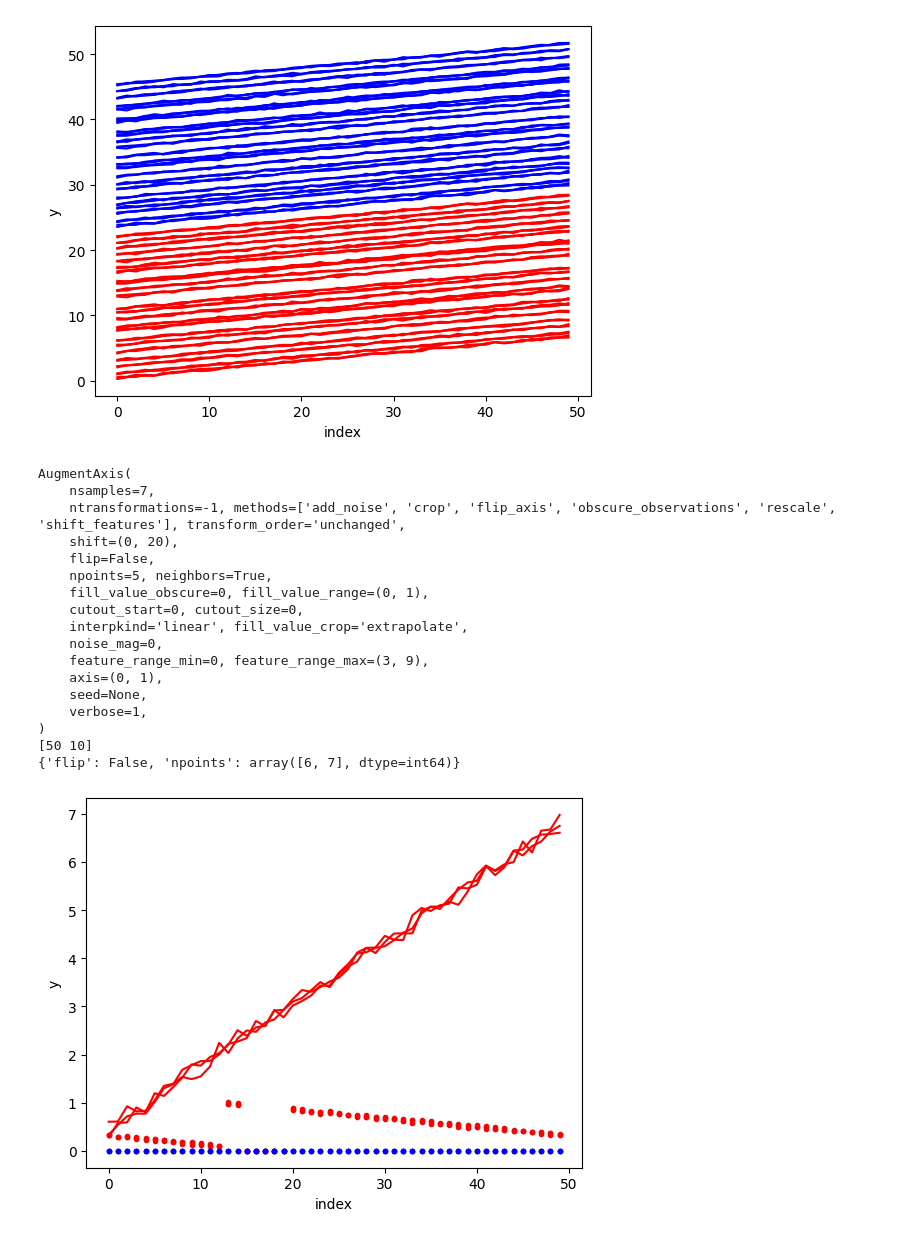
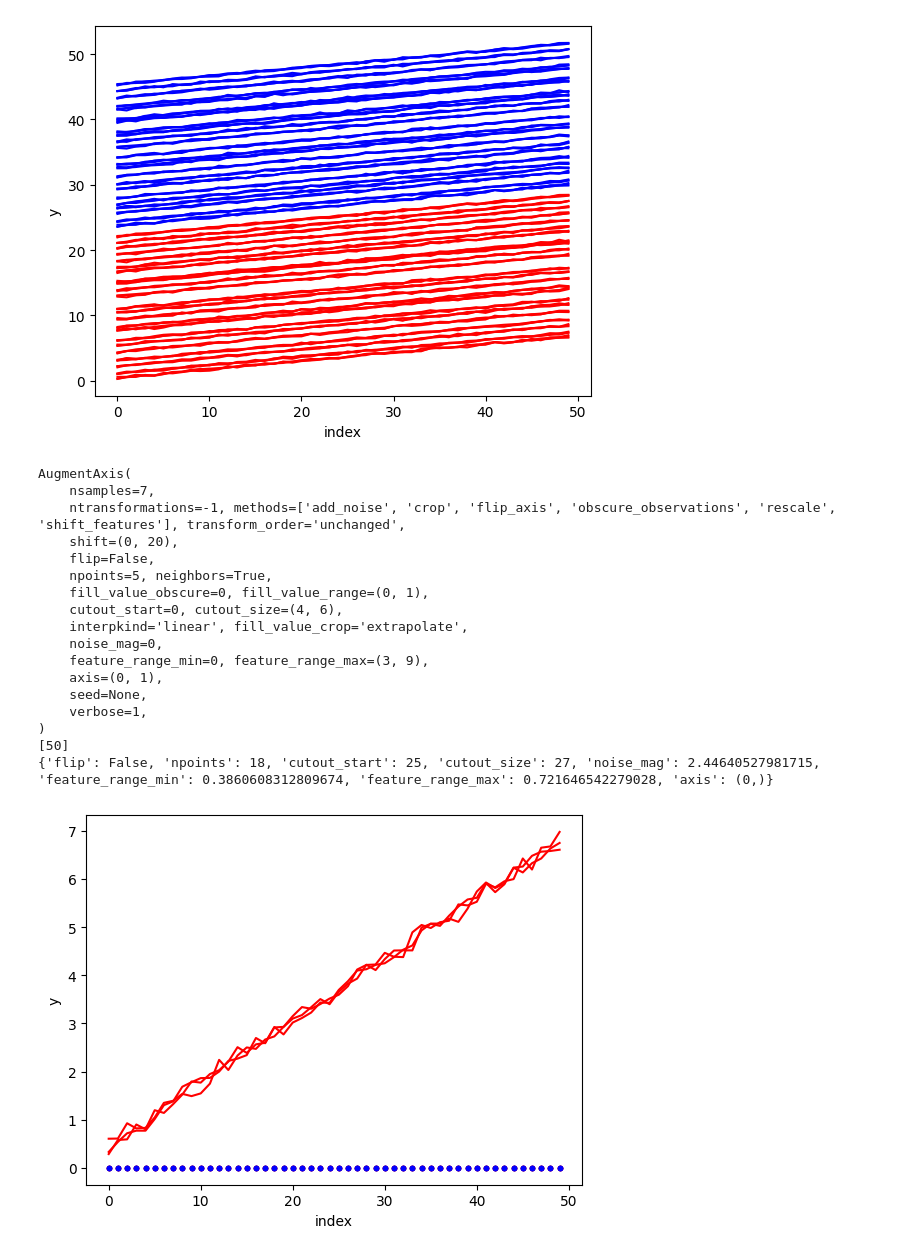
Before and after one commit to TheRedElement/astroLuSt, a Jupyter notebook: demos/synthetics_demo.ipynb, the cells around one changed output. Drawn from its saved outputs; the diff is of its cells as text; code cells hidden in the pictures.

```diff
--- a/demos/synthetics_demo.ipynb
+++ b/demos/synthetics_demo.ipynb
@@ -66,6 +66,7 @@ AA = ald.AugmentAxis(
     shift=(0,20), methods=None, transform_order=None,
     npoints=5, neighbors=True,
     fill_value_obscure=0, fill_value_range=(0,1),
+    cutout_start=0, cutout_size=(4,6),
     interpkind=None, fill_value_crop=None,
     noise_mag=None,
     feature_range_min=0, feature_range_max=(3,9),
@@ -93,7 +94,8 @@ print(AA)
 # print(x_.shape)
 
 AA.fit(X)
-AA.get_random_transform(X.shape[1:], axis=(0,1))
+# AA.get_random_transform(X.shape[1:], axis=(0,1))
+AA.random_transform(X[0], axis=(0,1))
 X_new, y_new, y1  = AA.flow(X,
 # X_new = AA.flow(X,
     y=y,
@@ -101,6 +103,7 @@ X_new, y_new, y1  = AA.flow(X,
     # sample_weights=np.ones(len(X))/len(X)),
     sample_weights=None,
 )
+
 
 #visualize
 fig = plt.figure()
@@ -110,34 +113,34 @@ ax1.plot(X[0,:,0,:], 'r-')
 # ax1.plot(X[0,:,1,:], 'b-')
 ax1.plot(X_new[0,:,0,:], 'r.')
 ax1.plot(X_new[0,:,1,:], 'b.')
 # ax1.plot(x_[:,1,0], 'b.')
 # ax1.plot(x_[:,1,1], 'r.')
 # ax1.plot(x_[:,1,2], 'g.')
 
 #3d
 # ax1.plot(X3d[0,:], 'r-')
 # ax1.plot(x_[:,0], 'r.')
 
 
 ax1.set_xlabel('index')
 ax1.set_ylabel('y')
 plt.show()
 # %% [output]
 AugmentAxis(
     nsamples=7,
     ntransformations=-1, methods=['add_noise', 'crop', 'flip_axis', 'obscure_observations', 'rescale', 'shift_features'], transform_order='unchanged',
     shift=(0, 20),
     flip=False,
     npoints=5, neighbors=True,
     fill_value_obscure=0, fill_value_range=(0, 1),
-    cutout_start=0, cutout_size=0,
+    cutout_start=0, cutout_size=(4, 6),
     interpkind='linear', fill_value_crop='extrapolate',
     noise_mag=0,
     feature_range_min=0, feature_range_max=(3, 9),
     axis=(0, 1),
     seed=None,
     verbose=1,
 )
-[50 10]
-{'flip': False, 'npoints': array([6, 7], dtype=int64)}
+[50]
+{'flip': False, 'npoints': 18, 'cutout_start': 25, 'cutout_size': 27, 'noise_mag': 2.44640527981715, 'feature_range_min': 0.3860608312809674, 'feature_range_max': 0.721646542279028, 'axis': (0,)}
-[figure, old version]
+[figure, new version]
```
Also changed, not shown: 1 other file.
